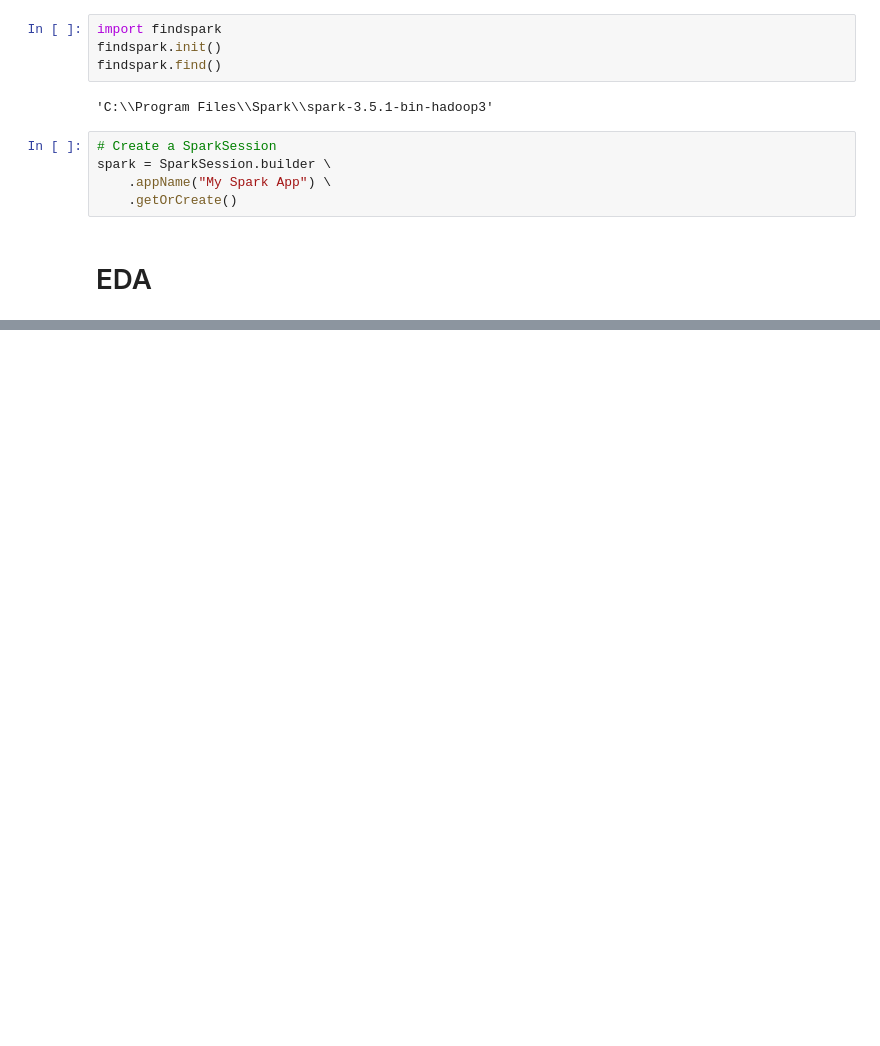
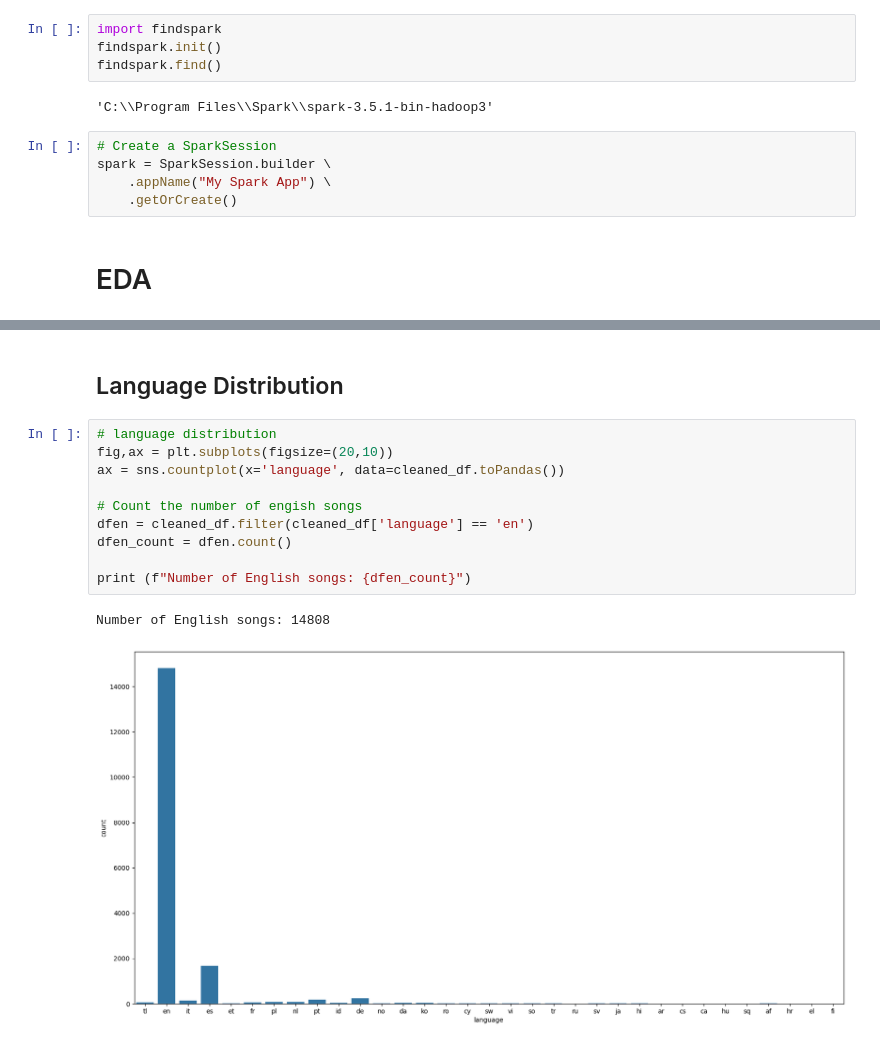
Before and after one commit to ahmedsaad562000/Song-Genre-Classifier, a Jupyter notebook: EDA.ipynb, the cells around one changed output, grey strips where cells are left out. Cells and saved outputs as stored; diff of their text form; blank space fills up the shorter version.

```diff
--- a/EDA.ipynb
+++ b/EDA.ipynb
@@ -147,0 +37,15 @@ for feature in features:
+# %% [markdown]
+## Language Distribution
+# %%
+# language distribution
+fig,ax = plt.subplots(figsize=(20,10))
+ax = sns.countplot(x='language', data=cleaned_df.toPandas())
+
+# Count the number of engish songs
+dfen = cleaned_df.filter(cleaned_df['language'] == 'en')
+dfen_count = dfen.count()
+
+print (f"Number of English songs: {dfen_count}")
+# %% [output]
+Number of English songs: 14808
+[figure, added]
```
Also changed, not shown: parts of 11 cells of this notebook, 2 other files.
